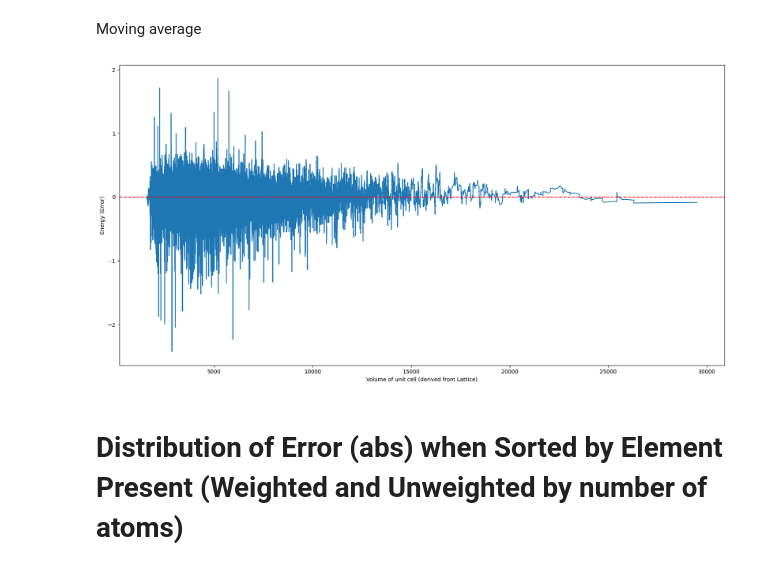
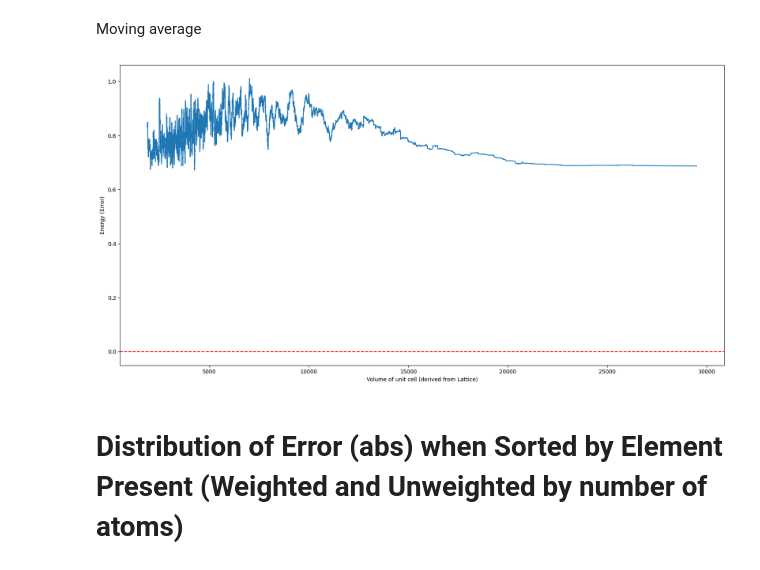
Before and after one commit to kimolijones/A-Star-is-born, a Jupyter notebook: main.ipynb, the cells around one changed output. Cells and saved outputs as stored; diff of their text form; code cells hidden in the pictures.

```diff
--- a/main.ipynb
+++ b/main.ipynb
@@ -241,13 +242,15 @@ Moving average
 # %%
 plt.figure(figsize=(FIGURE_SIZE_X,FIGURE_SIZE_Y))
 plt.xlabel("Volume of unit cell (derived from Lattice)")
 plt.ylabel("Energy (Error)")
 #plt.ylim(-0.5*df["energy (error)"].abs().max(), 0.5*df["energy (error)"].abs().max())
-plt.plot(df_volume_sorted["volume of unit cell (derived from Lattice)"], df_volume_sorted['energy (error)'].rolling(30).mean())
+plt.plot(df_volume_sorted["volume of unit cell (derived from Lattice)"], df_volume_sorted['energy (error)'].rolling(3000).std()) # by data points
+# .abs(), .mean(), .median()
+# by fraction of length of x-axis
 plt.axhline(y=0, color='r', linestyle='--')
 plt.show()
 # %% [output]
-[figure, old version]
+[figure, new version]
 # %% [markdown]
 # Distribution of Error (abs) when Sorted by Element Present (Weighted and Unweighted by number of atoms)
 # %%
```
Also changed, not shown: parts of 2 cells of this notebook.
